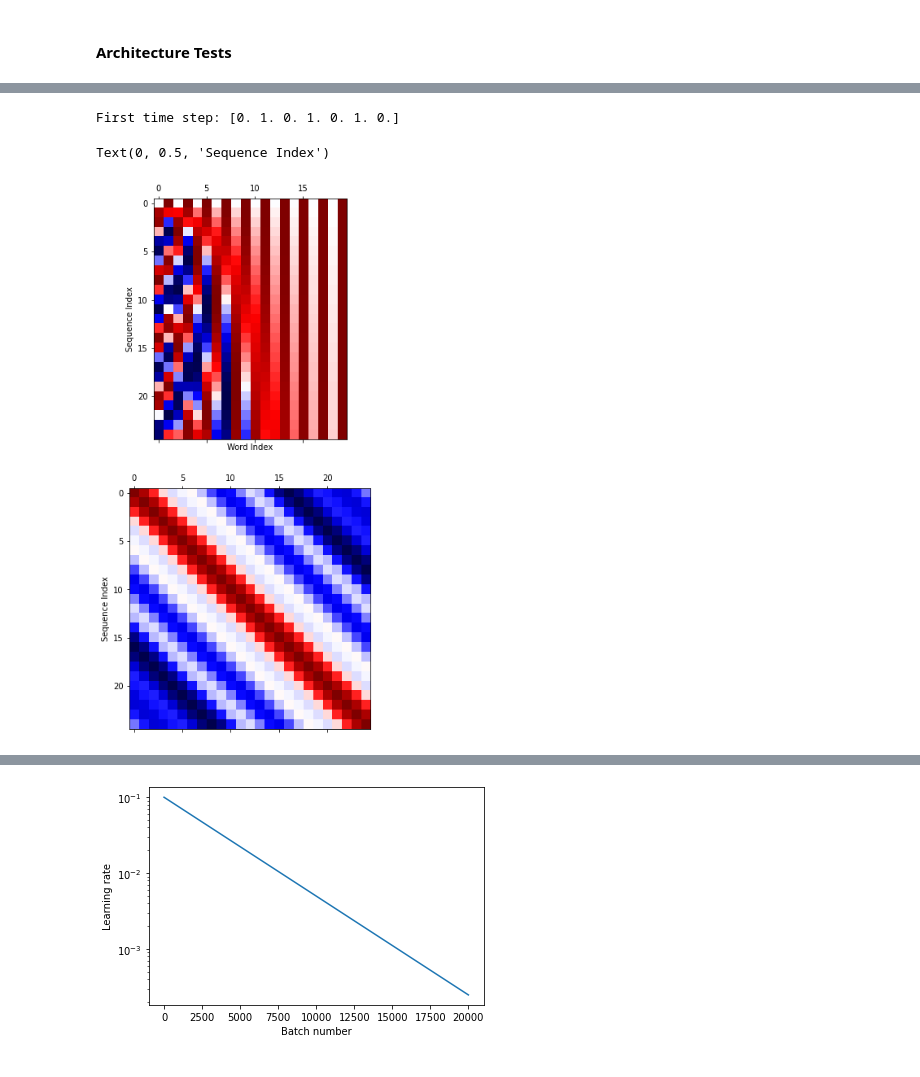
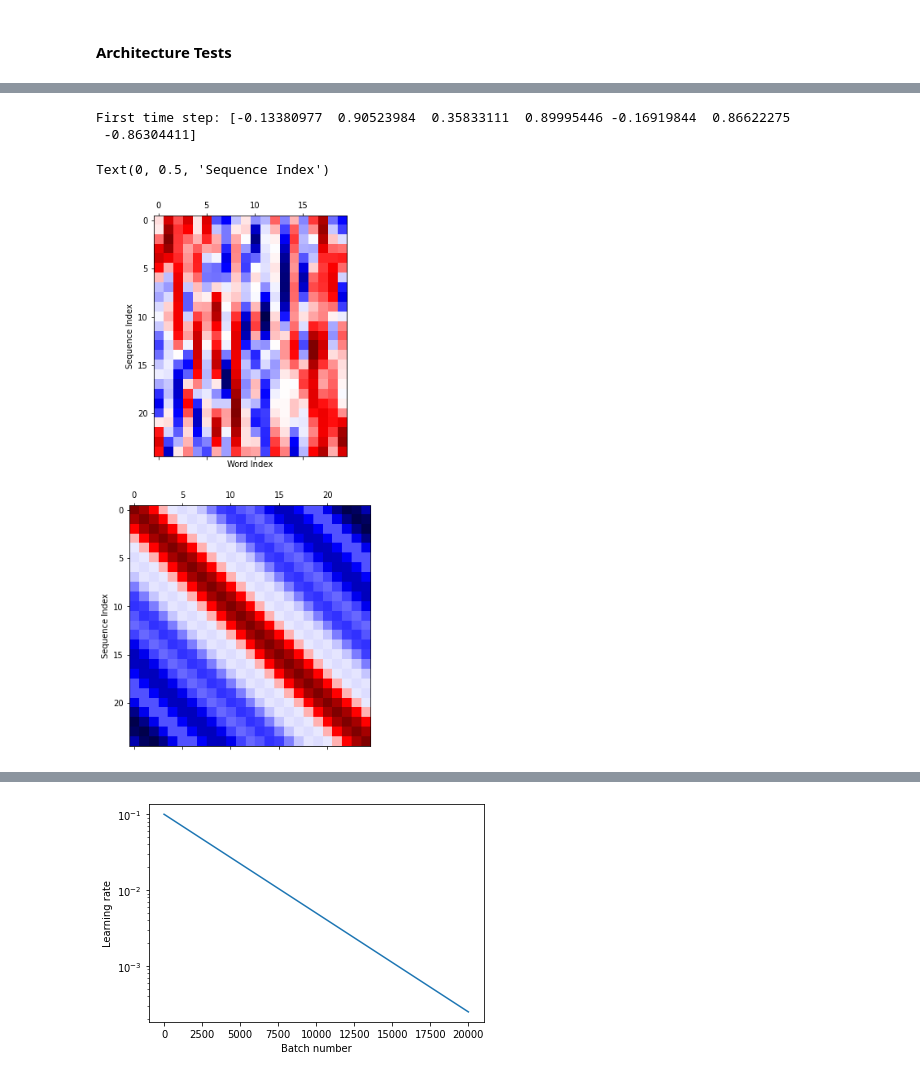
Before and after one commit to kaitken17/understand_nlp, a Jupyter notebook: sythetic_analysis_seq2seq.ipynb, the cells around one changed output, grey strips where cells are left out. Cells and saved outputs as stored; diff of their text form; code cells hidden in the pictures.

```diff
--- a/sythetic_analysis_seq2seq.ipynb
+++ b/sythetic_analysis_seq2seq.ipynb
@@ -63,7 +63,14 @@ def generateInputWordBank(toy_params):
 
   if toy_params['var_length']:
     all_words.append('<pad>')
-  return all_words, words
+
+  all_words_pp = all_words.copy()
+  if toy_params['pad_dim']:
+    # Adds additional words that aren't ever used to input to increase effective embedding dimension
+    if len(all_words) < toy_params['emb_dim']:
+      all_words.extend(['<in_dim_pad>' for _ in range(toy_params['emb_dim'] - len(all_words))])
+
+  return all_words, all_words_pp, words
 
 def make_toy_phrase(toy_params):
   """ Creates a single toy phrase from the word bank """
@@ -106,7 +113,13 @@ def generateOutputWordBank(toy_params):
     output_words.append('<pad>')
     base_word_vals['<pad>'] = '<pad>' # amount of padding in input = amount in output
 
-  return output_words, base_word_vals
+  output_words_pp = output_words.copy()
+  if toy_params['pad_dim']:
+    # Adds additional words that aren't ever used to output to increase effective embedding dimension
+    if len(output_words) < toy_params['emb_dim']:
+      output_words.extend(['<out_dim_pad>' for _ in range(toy_params['emb_dim'] - len(output_words))])
+
+  return output_words, output_words_pp, base_word_vals
 
 def translate_toy_phrase(toy_phrase, toy_params):
   """ Evaluates a single toy phrase and returns another phrase """
@@ -203,10 +216,12 @@ if run_tests:
     'base_words': 3,
     'loss_type': 'XE',
     'rules': [], #prev0
+    'pad_dim': True,
+    'emb_dim': 20,
   }
 
-  toy_params['in_words'], toy_params['phrase_words'] = generateInputWordBank(toy_params)
-  toy_params['out_words'], toy_params['translations'] = generateOutputWordBank(toy_params)
+  toy_params['in_words'], toy_params['in_words_pp'], toy_params['phrase_words'] = generateInputWordBank(toy_params)
+  toy_params['out_words'], toy_params['out_words_pp'], toy_params['translations'] = generateOutputWordBank(toy_params)
 
   print('Input words:', toy_params['in_words'])
   print('Input phrase words:', toy_params['phrase_words'])
@@ -1354,38 +1392,39 @@ def rvs(dim=3):
   D[-1] = (-1)**(1-(dim % 2))*D.prod()
   # Equivalent to np.dot(np.diag(D), H) but faster, apparently
   H = (D*H.T).T
   return H
 
 seq_len_test = 25
 word_dims = 20
 test_seq = np.zeros((5, seq_len_test, word_dims))
 
-random_pos_enc_rot = np.identity(word_dims)
-# random_pos_enc_rot = rvs(word_dims)
+# random_pos_enc_rot = np.identity(word_dims)
+random_pos_enc_rot = rvs(word_dims)
 
-pos_enc = positional_encoding(test_seq, scale=500)
+pos_enc = positional_encoding(test_seq, scale=50, rot=random_pos_enc_rot)
 
 print('First time step:', pos_enc[0,0,:7])
 
 pos_enc_dots = np.zeros((seq_len_test, seq_len_test))
 for i in range(seq_len_test):
   for j in range(seq_len_test):
     pos_enc_dots[i,j] = np.dot(pos_enc[0,i], pos_enc[0,j])
 
 fig, (ax1, ax2) = plt.subplots(2, 1, figsize=(12, 12))
 
 ax1.matshow(pos_enc[0], cmap=plt.cm.seismic)
 ax2.matshow(pos_enc_dots, cmap=plt.cm.seismic)
 
 ax1.set_ylabel('Sequence Index')
 ax1.set_xlabel('Word Index')
 
 ax2.set_ylabel('Sequence Index')
 ax2.set_ylabel('Sequence Index')
 # %% [output]
-First time step: [0. 1. 0. 1. 0. 1. 0.]
+First time step: [-0.13380977  0.90523984  0.35833111  0.89995446 -0.16919844  0.86622275
+ -0.86304411]
 Text(0, 0.5, 'Sequence Index')
-[figure, old version]
+[figure, new version]
 # %%
 seq_len_test = 20
 word_dims = 6
```
Also changed, not shown: parts of 28 cells of this notebook.
